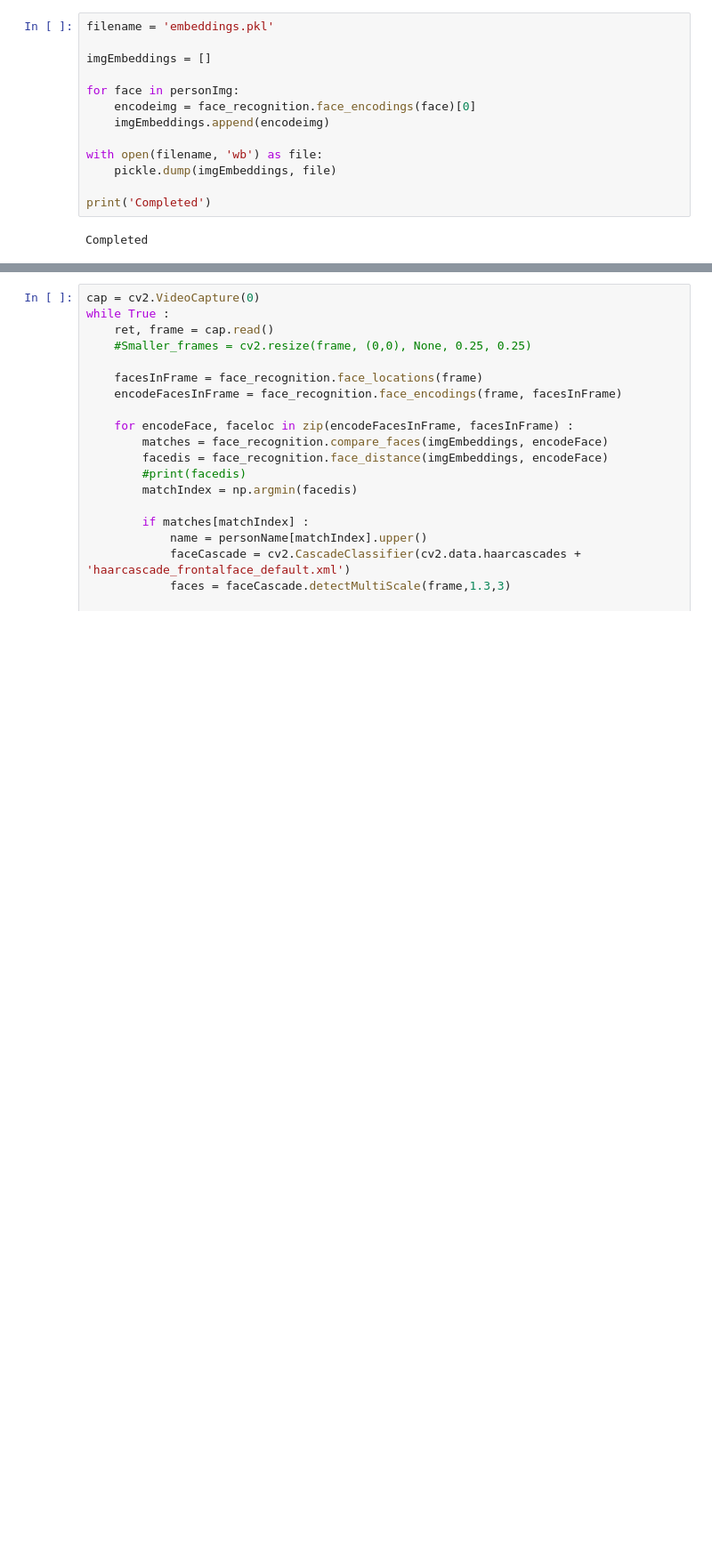
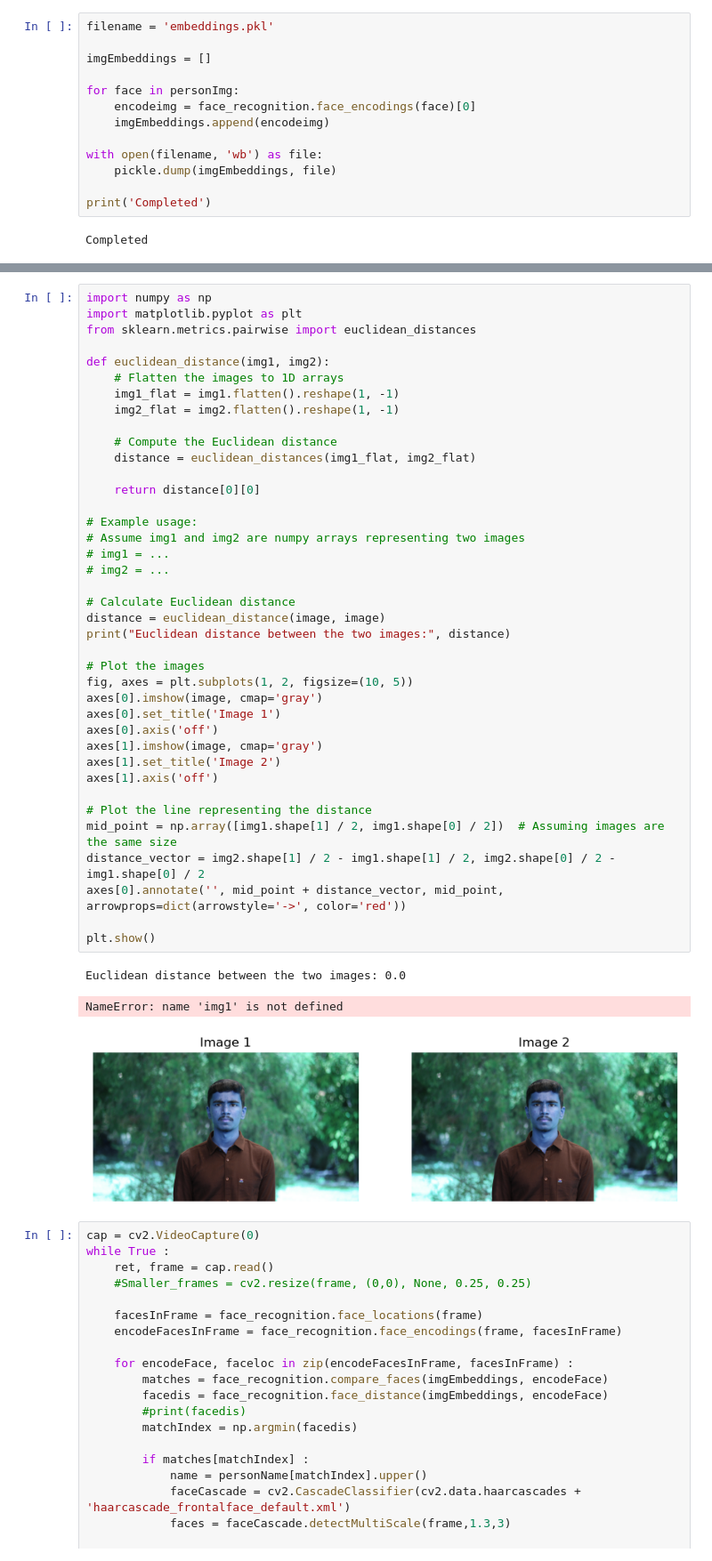
Before and after one commit to Mohankrish08/gesture-vault, a Jupyter notebook: notebook/face_recognition_test.ipynb, the cells around one changed output, grey strips where cells are left out. Shown at 89% size. Cells and saved outputs as stored; diff of their text form; blank space fills up the shorter version.

```diff
--- a/notebook/face_recognition_test.ipynb
+++ b/notebook/face_recognition_test.ipynb
@@ -91,3 +197,46 @@ Wall time: 1e+03 µs
+# %%
+import numpy as np
+import matplotlib.pyplot as plt
+from sklearn.metrics.pairwise import euclidean_distances
+
+def euclidean_distance(img1, img2):
+    # Flatten the images to 1D arrays
+    img1_flat = img1.flatten().reshape(1, -1)
+    img2_flat = img2.flatten().reshape(1, -1)
+
+    # Compute the Euclidean distance
+    distance = euclidean_distances(img1_flat, img2_flat)
+
+    return distance[0][0]
+
+# Example usage:
+# Assume img1 and img2 are numpy arrays representing two images
+# img1 = ...
+# img2 = ...
+
+# Calculate Euclidean distance
+distance = euclidean_distance(image, image)
+print("Euclidean distance between the two images:", distance)
+
+# Plot the images
+fig, axes = plt.subplots(1, 2, figsize=(10, 5))
+axes[0].imshow(image, cmap='gray')
+axes[0].set_title('Image 1')
+axes[0].axis('off')
+axes[1].imshow(image, cmap='gray')
+axes[1].set_title('Image 2')
+axes[1].axis('off')
+
+# Plot the line representing the distance
+mid_point = np.array([img1.shape[1] / 2, img1.shape[0] / 2])  # Assuming images are the same size
+distance_vector = img2.shape[1] / 2 - img1.shape[1] / 2, img2.shape[0] / 2 - img1.shape[0] / 2
+axes[0].annotate('', mid_point + distance_vector, mid_point, arrowprops=dict(arrowstyle='->', color='red'))
+
+plt.show()
+# %% [output]
+Euclidean distance between the two images: 0.0
+NameError: name 'img1' is not defined
+[figure, added]
 # %%
 cap = cv2.VideoCapture(0)
 while True :
```
Also changed, not shown: parts of 14 cells of this notebook, 2 other files.
